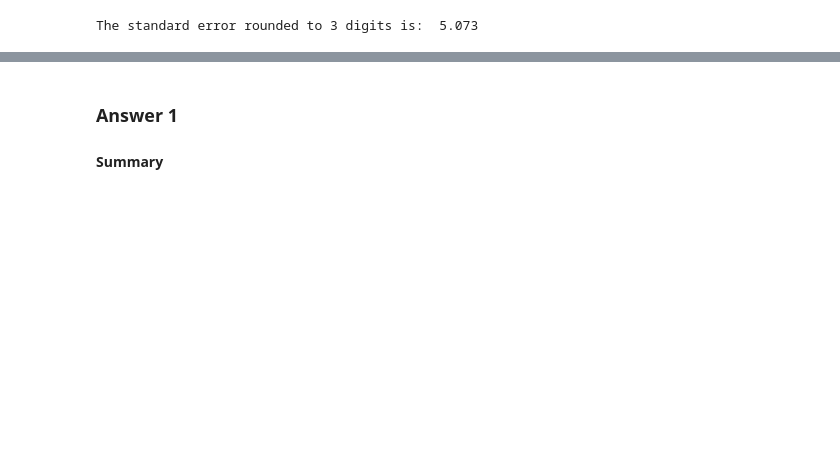
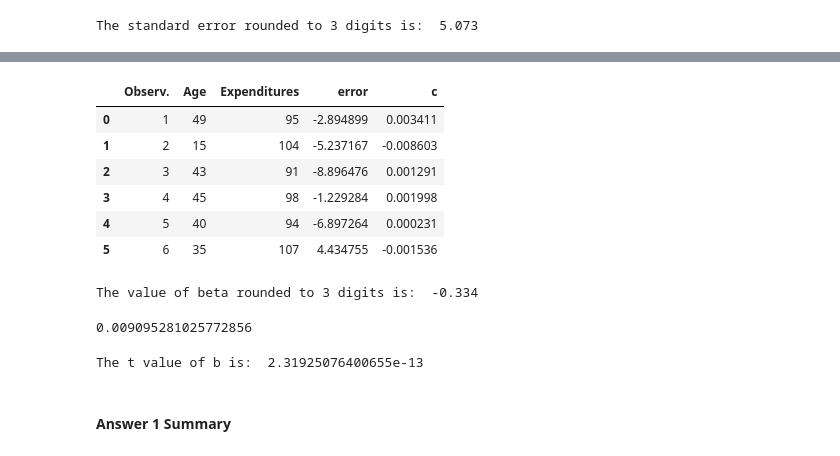
Before and after one commit to DheerajAgarwal/Econometrics, a Jupyter notebook: W1/Week_1_Simple_Regression_GradedAssignment.ipynb, the cells around one changed output, grey strips where cells are left out. Drawn from its saved outputs; the diff is of its cells as text; code cells hidden in the pictures; blank space fills up the shorter version.

```diff
--- a/W1/Week_1_Simple_Regression_GradedAssignment.ipynb
+++ b/W1/Week_1_Simple_Regression_GradedAssignment.ipynb
@@ -120,4 +139,31 @@ The standard error rounded to 3 digits is:  5.073
+# %%
+## calclating ci in the dataset
+
+TestExer1["c"] = (TestExer1.Age - X_bar) / ((TestExer1.Age - X_bar)**2).sum()
+TestExer1.head(6) # showing the first few rows of the enhanced dataset
+# %% [output]
+|  | Observ. | Age | Expenditures | error | c |
+| 0 | 1 | 49 | 95 | -2.894899 | 0.003411 |
+| 1 | 2 | 15 | 104 | -5.237167 | -0.008603 |
+| 2 | 3 | 43 | 91 | -8.896476 | 0.001291 |
+| 3 | 4 | 45 | 98 | -1.229284 | 0.001998 |
+| 4 | 5 | 40 | 94 | -6.897264 | 0.000231 |
+| 5 | 6 | 35 | 107 | 4.434755 | -0.001536 |
+# %%
+beta = b - (TestExer1.c * TestExer1.error).sum()
+print("The value of beta rounded to 3 digits is: ", round(beta, 3))
+# %% [output]
+The value of beta rounded to 3 digits is:  -0.334
+# %%
+## calculating sb^2 before arriving at t
+s_b_sq = s**2 / ((X - X_bar)**2).sum()
+s_b_sq
+# %% [output]
+0.009095281025772856
+# %%
+t_b = (b - beta)/s_b_sq
+print("The t value of b is: ", t_b) # it is too low to round
+# %% [output]
+The t value of b is:  2.31925076400655e-13
 # %% [markdown]
-### Answer 1
-
-#### Summary
+#### Answer 1 Summary
```
Also changed, not shown: parts of 32 cells of this notebook.
